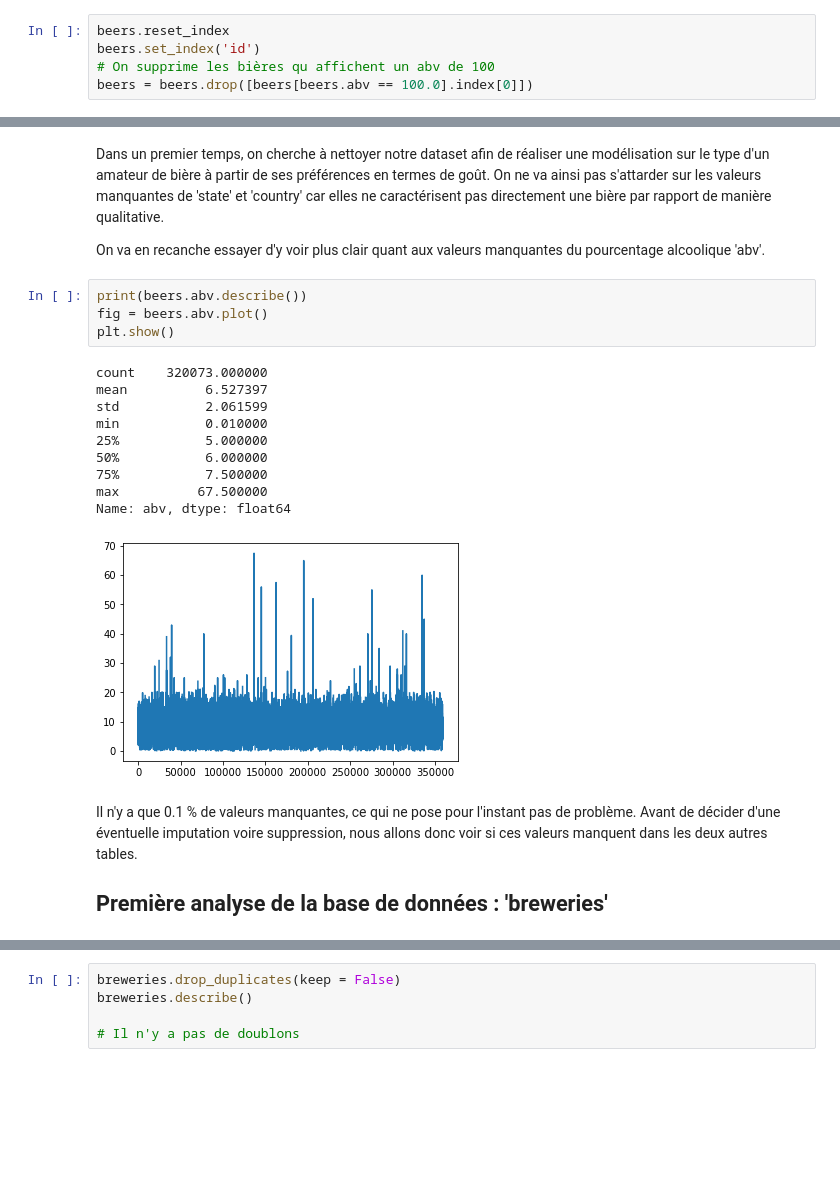
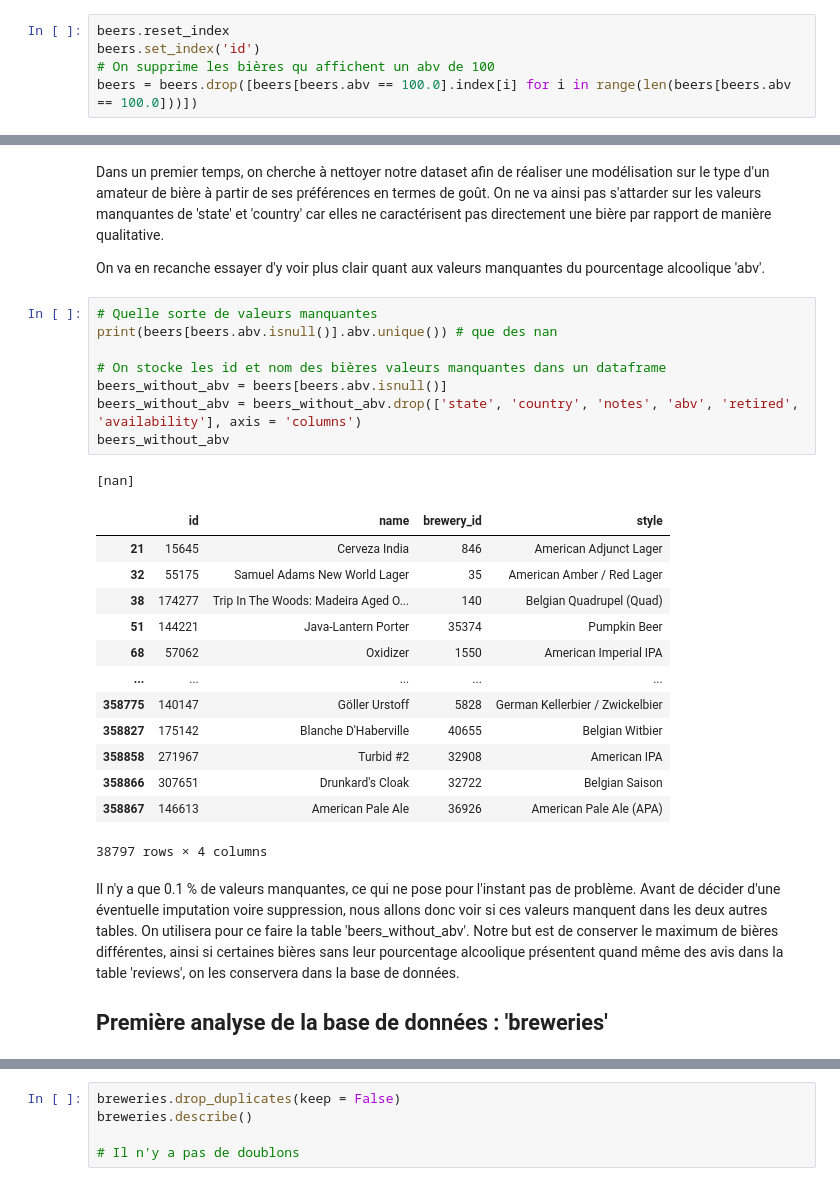
Before and after one commit to rhomain-rangeay/Projet-Python-pour-le-Data-Scientist, a Jupyter notebook: Projet_python_data_scientist.ipynb, the cells around one changed output, grey strips where cells are left out. Saved outputs shown, nothing was run; the diff lists cells and outputs as text; blank space fills up the shorter version.

Commit message:
MAJ : nettoyage et cohérence des 3 tables de la BDD

```diff
--- a/Projet_python_data_scientist.ipynb
+++ b/Projet_python_data_scientist.ipynb
@@ -78,4 +119,4 @@ Les trois autres bières qui émargent à 100 % sont des anomalies volontaires,
 beers.reset_index
 beers.set_index('id')
 # On supprime les bières qu affichent un abv de 100
-beers = beers.drop([beers[beers.abv == 100.0].index[0]])
+beers = beers.drop([beers[beers.abv == 100.0].index[i] for i in range(len(beers[beers.abv == 100.0]))])
@@ -123,23 +162,31 @@ beers.describe()
 Dans un premier temps, on cherche à nettoyer notre dataset afin de réaliser une modélisation sur le type d'un amateur de bière à partir de ses préférences en termes de goût. On ne va ainsi pas s'attarder sur les valeurs manquantes de 'state' et 'country' car elles ne caractérisent pas directement une bière par rapport de manière qualitative.
 
 On va en recanche essayer d'y voir plus clair quant aux valeurs manquantes du pourcentage alcoolique 'abv'.
-# %%
-print(beers.abv.describe())
-fig = beers.abv.plot()
-plt.show()
-# %% [output]
-count    320073.000000
-mean          6.527397
-std           2.061599
-min           0.010000
-25%           5.000000
-50%           6.000000
-75%           7.500000
-max          67.500000
-Name: abv, dtype: float64
-[figure, removed]
+# %%
+# Quelle sorte de valeurs manquantes
+print(beers[beers.abv.isnull()].abv.unique()) # que des nan
+
+# On stocke les id et nom des bières valeurs manquantes dans un dataframe
+beers_without_abv = beers[beers.abv.isnull()]
+beers_without_abv = beers_without_abv.drop(['state', 'country', 'notes', 'abv', 'retired', 'availability'], axis = 'columns')
+beers_without_abv
+# %% [output]
+[nan]
+|  | id | name | brewery_id | style |
+| 21 | 15645 | Cerveza India | 846 | American Adjunct Lager |
+| 32 | 55175 | Samuel Adams New World Lager | 35 | American Amber / Red Lager |
+| 38 | 174277 | Trip In The Woods: Madeira Aged O... | 140 | Belgian Quadrupel (Quad) |
+| 51 | 144221 | Java-Lantern Porter | 35374 | Pumpkin Beer |
+| 68 | 57062 | Oxidizer | 1550 | American Imperial IPA |
+| ... | ... | ... | ... | ... |
+| 358775 | 140147 | Göller Urstoff | 5828 | German Kellerbier / Zwickelbier |
+| 358827 | 175142 | Blanche D'Haberville | 40655 | Belgian Witbier |
+| 358858 | 271967 | Turbid #2 | 32908 | American IPA |
+| 358866 | 307651 | Drunkard's Cloak | 32722 | Belgian Saison |
+| 358867 | 146613 | American Pale Ale | 36926 | American Pale Ale (APA) |
+38797 rows × 4 columns
 # %% [markdown]
-Il n'y a que 0.1 % de valeurs manquantes, ce qui ne pose pour l'instant pas de problème. Avant de décider d'une éventuelle imputation voire suppression, nous allons donc voir si ces valeurs manquent dans les deux autres tables.
+Il n'y a que 0.1 % de valeurs manquantes, ce qui ne pose pour l'instant pas de problème. Avant de décider d'une éventuelle imputation voire suppression, nous allons donc voir si ces valeurs manquent dans les deux autres tables. On utilisera pour ce faire la table 'beers_without_abv'. Notre but est de conserver le maximum de bières différentes, ainsi si certaines bières sans leur pourcentage alcoolique présentent quand même des avis dans la table 'reviews', on les conservera dans la base de données.
 
 ## Première analyse de la base de données : 'breweries'
 # %%
```
Also changed, not shown: parts of 14 cells of this notebook.
